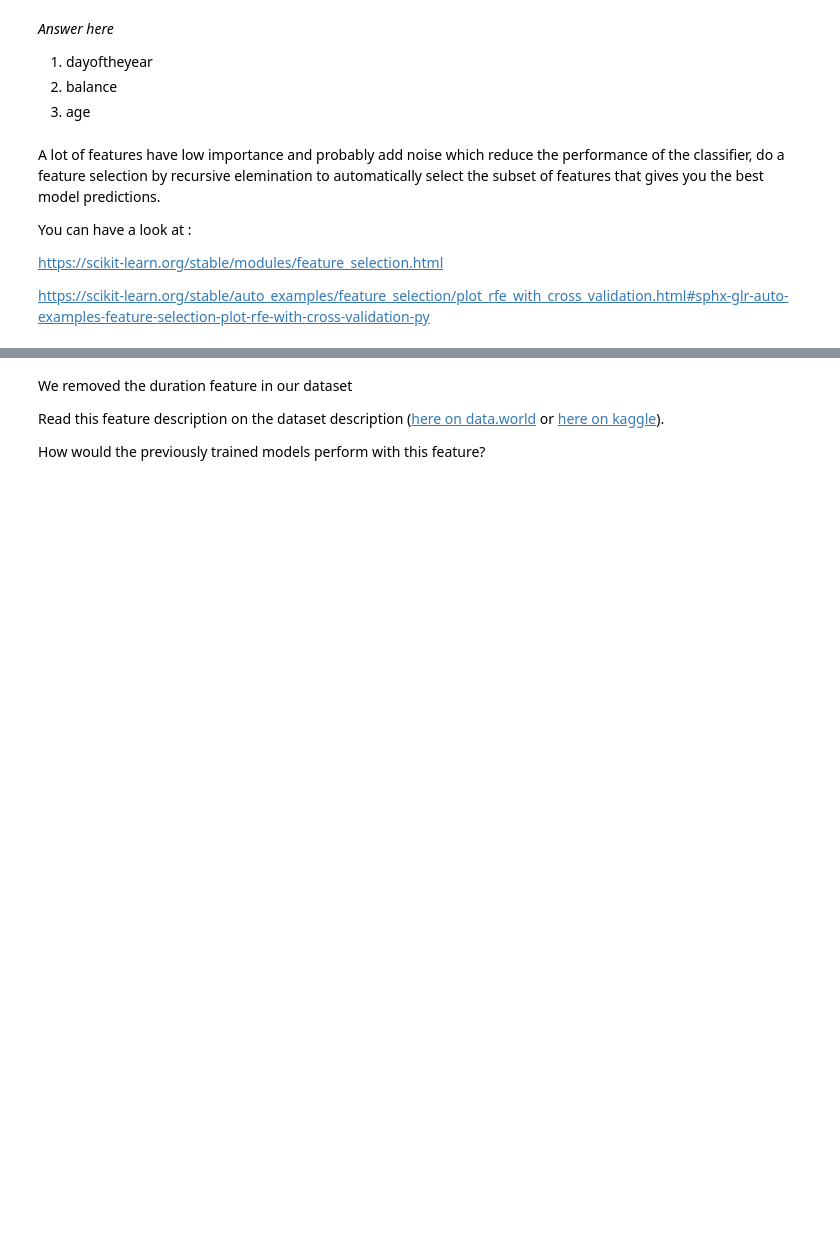
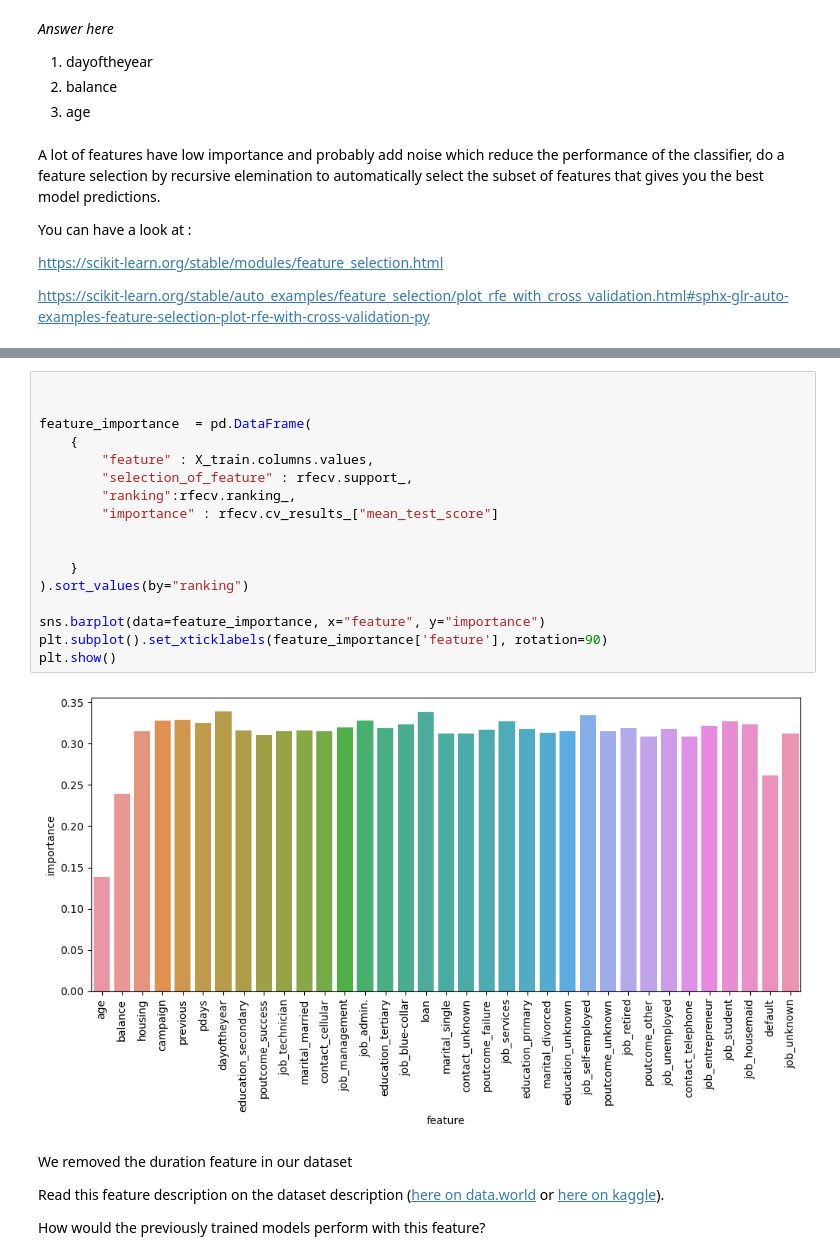
Before and after one commit to LexouLam/ML2, a Jupyter notebook: notebooks/A2_ML2_EnsembleLearning_v2.ipynb, the cells around one changed output, grey strips where cells are left out. Cells and saved outputs as stored; diff of their text form; blank space fills up the shorter version.

```diff
--- a/notebooks/A2_ML2_EnsembleLearning_v2.ipynb
+++ b/notebooks/A2_ML2_EnsembleLearning_v2.ipynb
@@ -1048,3 +1062,22 @@ rfecv.cv_results_
+# %%
+
+
+feature_importance  = pd.DataFrame(
+    {
+        "feature" : X_train.columns.values,
+        "selection_of_feature" : rfecv.support_,
+        "ranking":rfecv.ranking_,
+        "importance" : rfecv.cv_results_["mean_test_score"]
+
+
+    }
+).sort_values(by="ranking")
+
+sns.barplot(data=feature_importance, x="feature", y="importance")
+plt.subplot().set_xticklabels(feature_importance['feature'], rotation=90)
+plt.show()
+# %% [output]
+[figure, added]
 # %% [markdown]
 We removed the duration feature in our dataset
 
```
Also changed, not shown: parts of 30 cells of this notebook, 1 other file.
